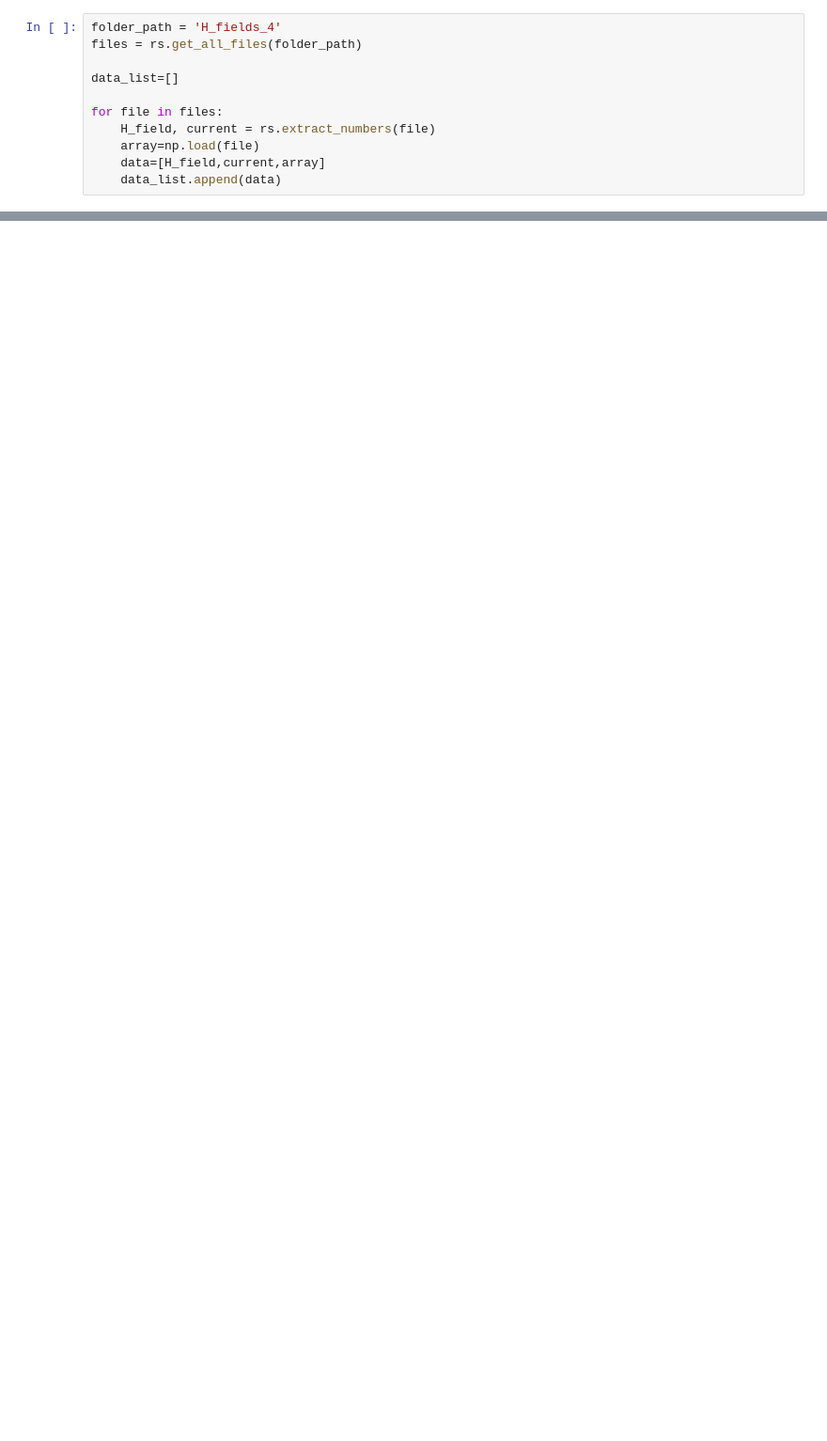
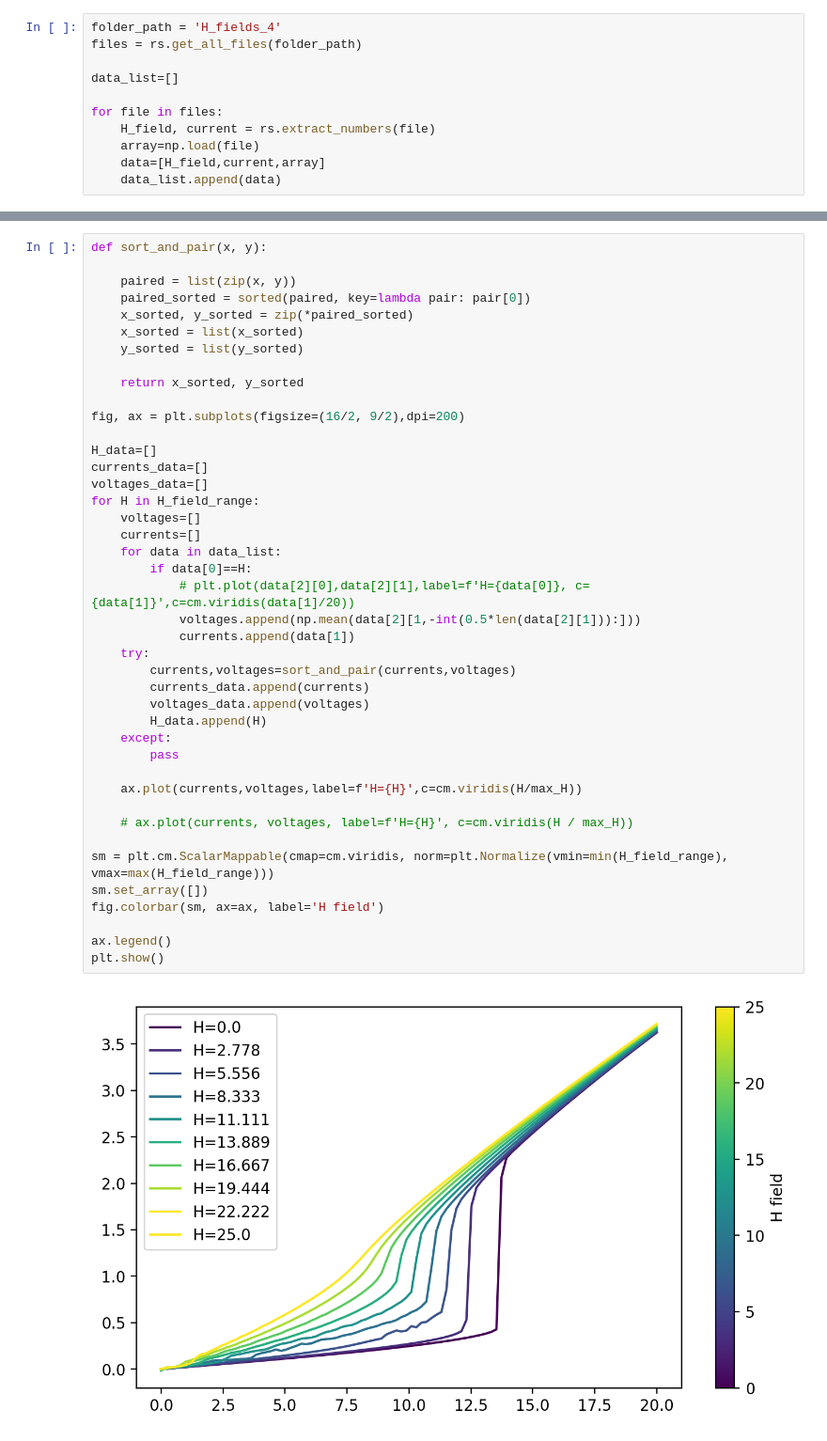
Before and after one commit to nick0413/TDGL_simulation, a Jupyter notebook: H_run.ipynb, the cells around one changed output, grey strips where cells are left out. Shown at 94% size. Cells and saved outputs as stored; diff of their text form; blank space fills up the shorter version.

```diff
--- a/H_run.ipynb
+++ b/H_run.ipynb
@@ -155,0 +150,44 @@ plt.legend()
+# %%
+def sort_and_pair(x, y):
+
+    paired = list(zip(x, y))
+    paired_sorted = sorted(paired, key=lambda pair: pair[0])
+    x_sorted, y_sorted = zip(*paired_sorted)
+    x_sorted = list(x_sorted)
+    y_sorted = list(y_sorted)
+
+    return x_sorted, y_sorted
+
+fig, ax = plt.subplots(figsize=(16/2, 9/2),dpi=200)
+
+H_data=[]
+currents_data=[]
+voltages_data=[]
+for H in H_field_range:
+	voltages=[]
+	currents=[]
+	for data in data_list:
+		if data[0]==H:
+			# plt.plot(data[2][0],data[2][1],label=f'H={data[0]}, c={data[1]}',c=cm.viridis(data[1]/20))
+			voltages.append(np.mean(data[2][1,-int(0.5*len(data[2][1])):]))
+			currents.append(data[1])
+	try:
+		currents,voltages=sort_and_pair(currents,voltages)
+		currents_data.append(currents)
+		voltages_data.append(voltages)
+		H_data.append(H)
+	except:
+		pass
+
+	ax.plot(currents,voltages,label=f'H={H}',c=cm.viridis(H/max_H))
+
+    # ax.plot(currents, voltages, label=f'H={H}', c=cm.viridis(H / max_H))
+
+sm = plt.cm.ScalarMappable(cmap=cm.viridis, norm=plt.Normalize(vmin=min(H_field_range), vmax=max(H_field_range)))
+sm.set_array([])
+fig.colorbar(sm, ax=ax, label='H field')
+
+ax.legend()
+plt.show()
+# %% [output]
+[figure, added]
```
Also changed, not shown: parts of 10 cells of this notebook, 1 other file.
